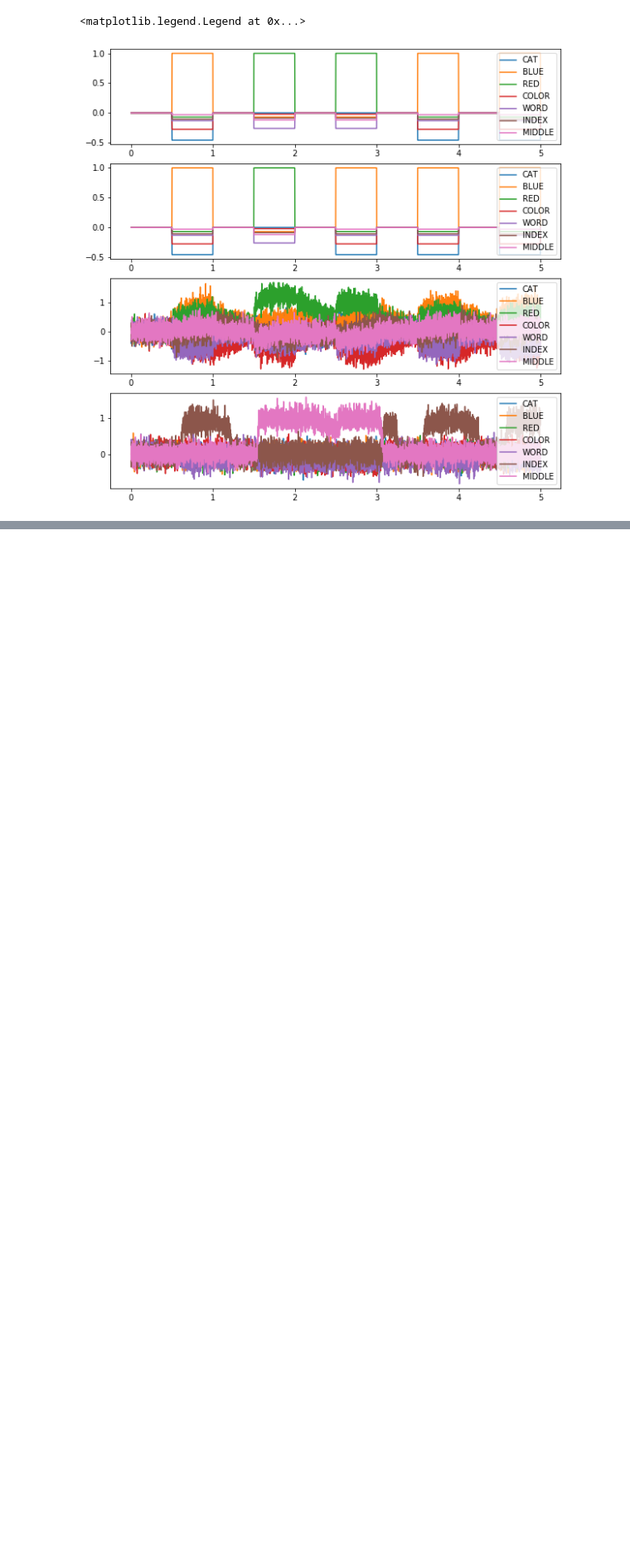
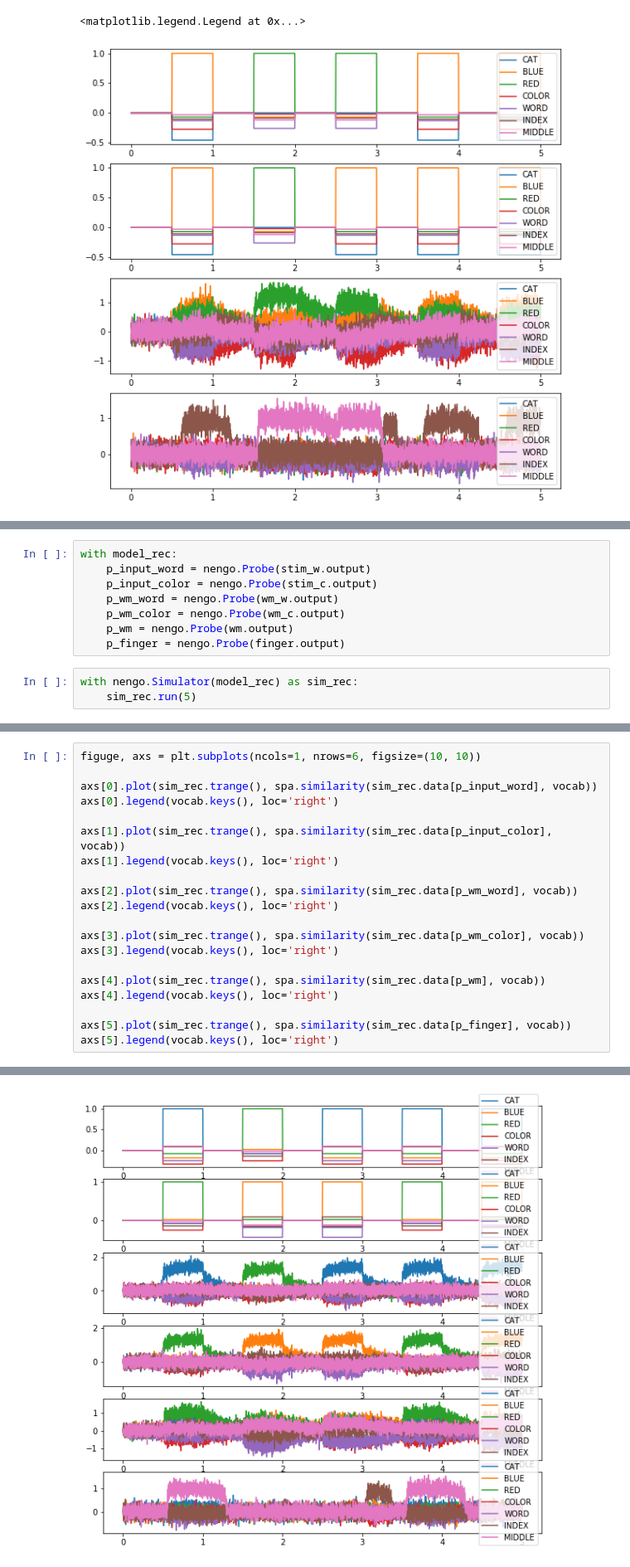
Before and after one commit to kalenkovich/nengo_stroop, a Jupyter notebook: 1_stroop.ipynb, the cells around one changed output, grey strips where cells are left out. Shown: that part at 83% size. Saved outputs shown, nothing was run; the diff lists cells and outputs as text; blank space fills up the shorter version.

Commit message:
Added model with recurrent connections

```diff
--- a/1_stroop.ipynb
+++ b/1_stroop.ipynb
@@ -93,0 +147,11 @@ axs[3].legend(vocab.keys(), loc='right')
+# %%
+with model_rec:
+    p_input_word = nengo.Probe(stim_w.output)
+    p_input_color = nengo.Probe(stim_c.output)
+    p_wm_word = nengo.Probe(wm_w.output)
+    p_wm_color = nengo.Probe(wm_c.output)
+    p_wm = nengo.Probe(wm.output)
+    p_finger = nengo.Probe(finger.output)
+# %%
+with nengo.Simulator(model_rec) as sim_rec:
+    sim_rec.run(5)
@@ -93,0 +161,21 @@ axs[3].legend(vocab.keys(), loc='right')
+# %%
+figuge, axs = plt.subplots(ncols=1, nrows=6, figsize=(10, 10))
+
+axs[0].plot(sim_rec.trange(), spa.similarity(sim_rec.data[p_input_word], vocab))
+axs[0].legend(vocab.keys(), loc='right')
+
+axs[1].plot(sim_rec.trange(), spa.similarity(sim_rec.data[p_input_color], vocab))
+axs[1].legend(vocab.keys(), loc='right')
+
+axs[2].plot(sim_rec.trange(), spa.similarity(sim_rec.data[p_wm_word], vocab))
+axs[2].legend(vocab.keys(), loc='right')
+
+axs[3].plot(sim_rec.trange(), spa.similarity(sim_rec.data[p_wm_color], vocab))
+axs[3].legend(vocab.keys(), loc='right')
+
+axs[4].plot(sim_rec.trange(), spa.similarity(sim_rec.data[p_wm], vocab))
+axs[4].legend(vocab.keys(), loc='right')
+
+axs[5].plot(sim_rec.trange(), spa.similarity(sim_rec.data[p_finger], vocab))
+axs[5].legend(vocab.keys(), loc='right')
+# %% [output]
@@ -93,0 +183 @@ axs[3].legend(vocab.keys(), loc='right')
+[figure, added]
```
Also changed, not shown: parts of 5 cells of this notebook, 1 other file.
